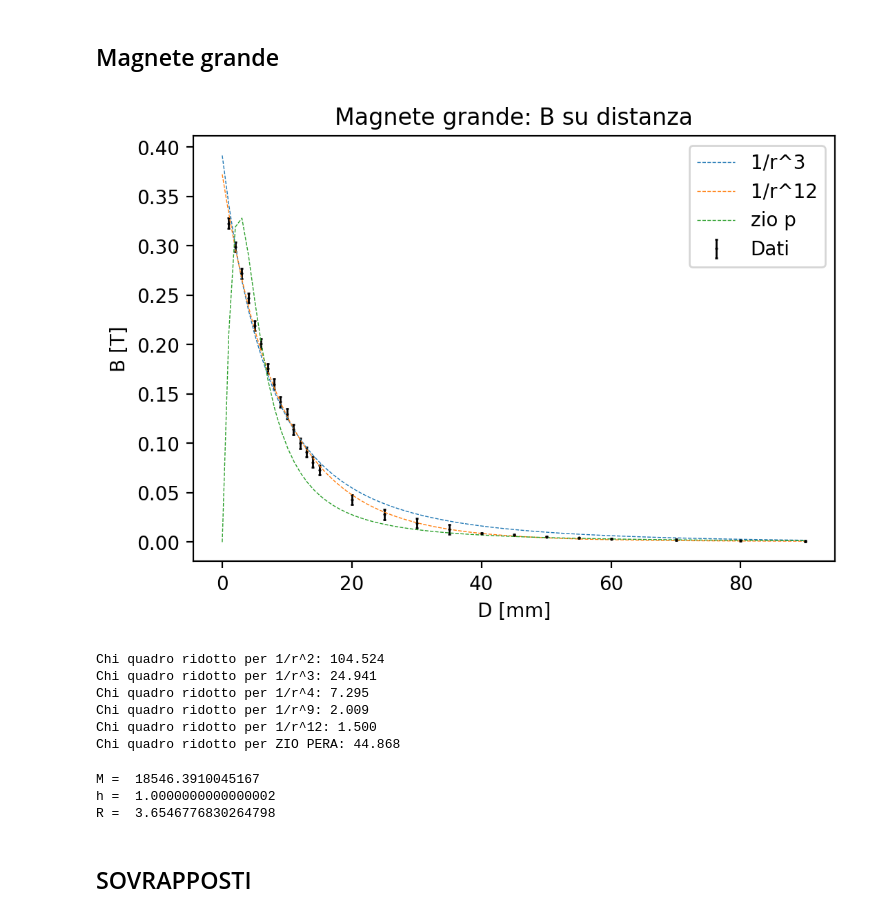
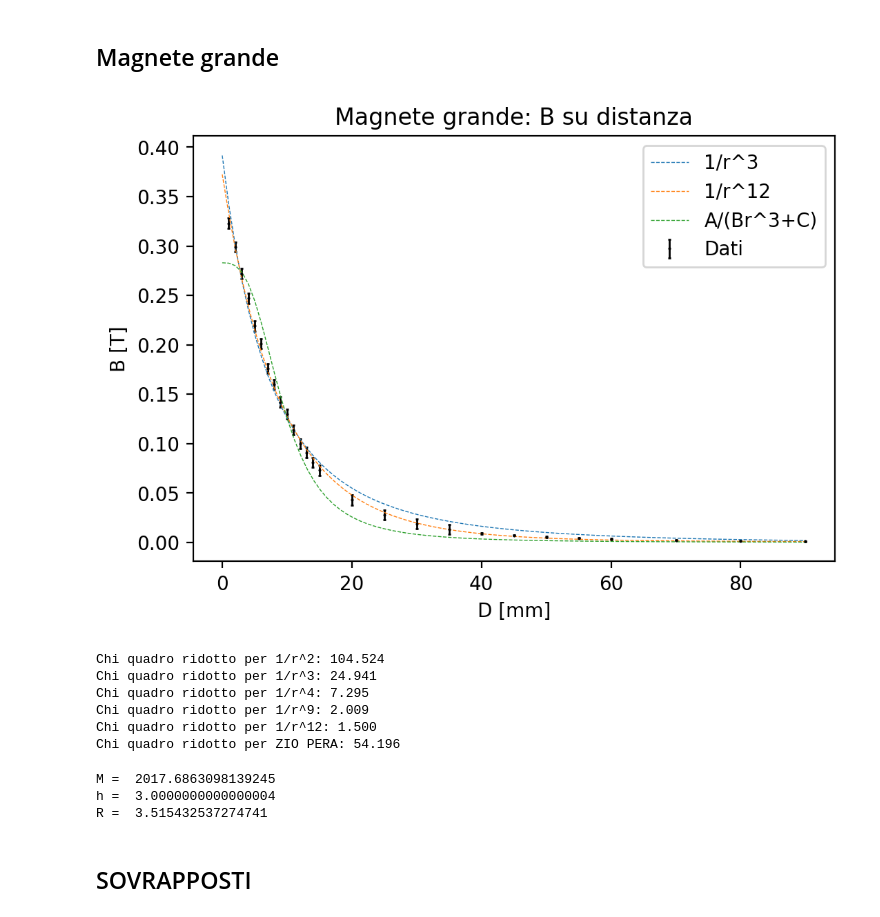
Before and after one commit to zosojack/lab-ss-2, a Jupyter notebook: magneti.ipynb, the cells around one changed output. Drawn from its saved outputs; the diff is of its cells as text; code cells hidden in the pictures.

Commit message:
magneti

```diff
--- a/magneti.ipynb
+++ b/magneti.ipynb
@@ -45,6 +45,9 @@ def disco_magnetico (x, M, h, R):
     termine1 = h / np.sqrt( R*R + (x-h/2)*(x-h/2) )
     termine2 = h / np.sqrt( R*R + (x+h/2)*(x+h/2) )
     return MU_ZERO*M/2 * (termine1 - termine2)
+# %%
+def altra_cubo (x, A, B, C):
+    return A / (B*x*x*x + C)
 # %% [markdown]
 ## Magnete piccolo
 # %%
@@ -63,6 +66,8 @@ err_B1 = err_B1[1:]*3
 # FIT #
 low = (-np.inf, -np.inf, -0.001)
 upp = (np.inf, np.inf, 0.001)
+altro_low = (-np.inf, -np.inf, -np.inf)
+altro_upp = (np.inf, np.inf, np.inf)
 low_disc_piccolo = (0, 1, 1)
 upp_disc_piccolo = (np.inf, 20, 20)
 bounds_piccolo = (low_disc_piccolo,upp_disc_piccolo)
@@ -73,6 +78,7 @@ popt1_2, pcov1_2 = curve_fit(reciproco_quartica, d1, B1, bounds=(low,upp))
 popt1_4, pcov1_4 = curve_fit(reciproco_nonica, d1, B1, bounds=(low,upp))
 popt1_5, pcov1_5 = curve_fit(reciproco_dodeca, d1, B1, bounds=(low,upp))
 popt1_6, pcov1_6 = curve_fit(disco_magnetico, d1, B1, p0=p0_piccolo, bounds=bounds_piccolo, maxfev=10000)
+popt1_7, pcov1_7 = curve_fit(altra_cubo, d1, B1, bounds=(altro_low,altro_upp))
 
 plt.figure(figsize=(6, 4), dpi=200)
 # dati
@@ -110,7 +116,12 @@ plt.plot(x_fit1, y_fit1_5, linestyle='--', label='1/r^12', markersize=3, linewid
 # DISCO MAGNETICO #
 y_fit1_6 = disco_magnetico(x_fit1, *popt1_6)
 etichetta1_6 = f"a={popt1_6[0]:.2f}\nΔx={popt1_6[1]:.2f}\nΔy={popt1_6[2]:.2f}"
-plt.plot(x_fit1, y_fit1_6, linestyle='--', label='zio p', markersize=3, linewidth=0.5)
+#plt.plot(x_fit1, y_fit1_6, linestyle='--', label='zio p', markersize=3, linewidth=0.5)
+# DODECA #
+y_fit1_7 = altra_cubo(x_fit1, *popt1_7)
+etichetta1_7 = f"a={popt1_7[0]:.2f}\nΔx={popt1_7[1]:.2f}\nΔy={popt1_7[2]:.2f}"
+plt.plot(x_fit1, y_fit1_7, linestyle='--', label='A/(Br^3+C)', markersize=3, linewidth=0.5)
+
 
 plt.xlabel("D [mm]")
 #plt.yscale('log')
@@ -174,7 +185,8 @@ popt2_1, pcov2_1 = curve_fit(reciproco_cubo, d2, B2, bounds=(low,upp))
 popt2_2, pcov2_2 = curve_fit(reciproco_quartica, d2, B2, bounds=(low,upp))
 popt2_4, pcov2_4 = curve_fit(reciproco_nonica, d2, B2, bounds=(low,upp))
 popt2_5, pcov2_5 = curve_fit(reciproco_dodeca, d2, B2, bounds=(low,upp))
-popt2_6, pcov2_6 = curve_fit(disco_magnetico, d2, B2, p0=p0_grande, bounds=(low_disc,upp_disc), maxfev=10000)
+popt2_6, pcov2_6 = curve_fit(disco_magnetico, d2, B2, p0=p0_grande, bounds=bounds_grande, maxfev=10000)
+popt2_7, pcov2_7 = curve_fit(altra_cubo, d2, B2, bounds=(altro_low,altro_upp))
 
 plt.figure(figsize=(6, 4), dpi=200)
 # dati
@@ -194,35 +206,40 @@ y_fit2 = reciproco_quadrato(x_fit2, *popt2)
 etichetta2 = f"a={popt2[0]:.2f}\nΔx={popt2[1]:.2f}\nΔy={popt2[2]:.2f}"
 #plt.plot(x_fit2, y_fit2, linestyle='--', label='1/r^2', markersize=3, linewidth=0.5)
 # CUBO
 y_fit2_1 = reciproco_cubo(x_fit2, *popt2_1)
 etichetta2_1 = f"a={popt2_1[0]:.2f}\nΔx={popt2_1[1]:.2f}\nΔy={popt2_1[2]:.2f}"
 plt.plot(x_fit2, y_fit2_1, linestyle='--', label='1/r^3', markersize=3, linewidth=0.5)
 # QUARTICA
 '''y_fit2_2 = reciproco_quartica(x_fit2, *popt2_2)
 etichetta2_2 = f"a={popt2_2[0]:.2f}\nΔx={popt2_2[1]:.2f}\nΔy={popt2_2[2]:.2f}"
 plt.plot(x_fit2, y_fit2_2, linestyle='--', label='1/r^4', markersize=3, linewidth=0.5)'''
 # NONICA #
 y_fit2_4 = reciproco_nonica(x_fit2, *popt2_4)
 etichetta2_4 = f"a={popt2_4[0]:.2f}\nΔx={popt2_4[1]:.2f}\nΔy={popt2_4[2]:.2f}"
 #plt.plot(x_fit2, y_fit2_4, linestyle='--', label='1/r^9', markersize=3, linewidth=0.5)
 # DODICA #
 y_fit2_5 = reciproco_dodeca(x_fit2, *popt2_5)
 etichetta2_5 = f"a={popt2_5[0]:.2f}\nΔx={popt2_5[1]:.2f}\nΔy={popt2_5[2]:.2f}"
 plt.plot(x_fit2, y_fit2_5, linestyle='--', label='1/r^12', markersize=3, linewidth=0.5)
 # DISCO MAGNETICO #
 y_fit2_6 = disco_magnetico(x_fit2, *popt2_6)
 etichetta2_6 = f"a={popt2_6[0]:.2f}\nΔx={popt2_6[1]:.2f}\nΔy={popt2_6[2]:.2f}"
-plt.plot(x_fit2, y_fit2_6, linestyle='--', label='zio p', markersize=3, linewidth=0.5)
+#plt.plot(x_fit2, y_fit2_6, linestyle='--', label='zio p', markersize=3, linewidth=0.5)
+# ALTRA #
+y_fit2_7 = altra_cubo(x_fit2, *popt2_7)
+etichetta2_7 = f"a={popt2_7[0]:.2f}\nΔx={popt2_7[1]:.2f}\nΔy={popt2_7[2]:.2f}"
+plt.plot(x_fit2, y_fit2_7, linestyle='--', label='A/(Br^3+C)', markersize=3, linewidth=0.5)
+
 
 plt.xlabel("D [mm]")
 #plt.yscale('log')
 plt.ylabel("B [T]") # [T]
 plt.title("Magnete grande: B su distanza")
 #plt.grid(linestyle='--')
 plt.legend()
 plt.show()
 # %% [output]
-[figure, old version]
+[figure, new version]
 # %%
 chi2_2 = chi_quadro(reciproco_quadrato, popt2, d2, B2, err_B2)
 chi2_1 = chi_quadro(reciproco_cubo, popt2_1, d2, B2, err_B2)
@@ -243,15 +260,15 @@ Chi quadro ridotto per 1/r^3: 24.941
 Chi quadro ridotto per 1/r^4: 7.295
 Chi quadro ridotto per 1/r^9: 2.009
 Chi quadro ridotto per 1/r^12: 1.500
-Chi quadro ridotto per ZIO PERA: 44.868
+Chi quadro ridotto per ZIO PERA: 54.196
 # %%
 print('M = ', popt2_6[0])
 print('h = ', popt2_6[1])
 print('R = ', popt2_6[2])
 # %% [output]
-M =  18546.3910045167
-h =  1.0000000000000002
-R =  3.6546776830264798
+M =  2017.6863098139245
+h =  3.0000000000000004
+R =  3.515432537274741
 # %% [markdown]
 ## SOVRAPPOSTI
 # %%
```
Also changed, not shown: parts of 1 cell of this notebook, 6 other files.
